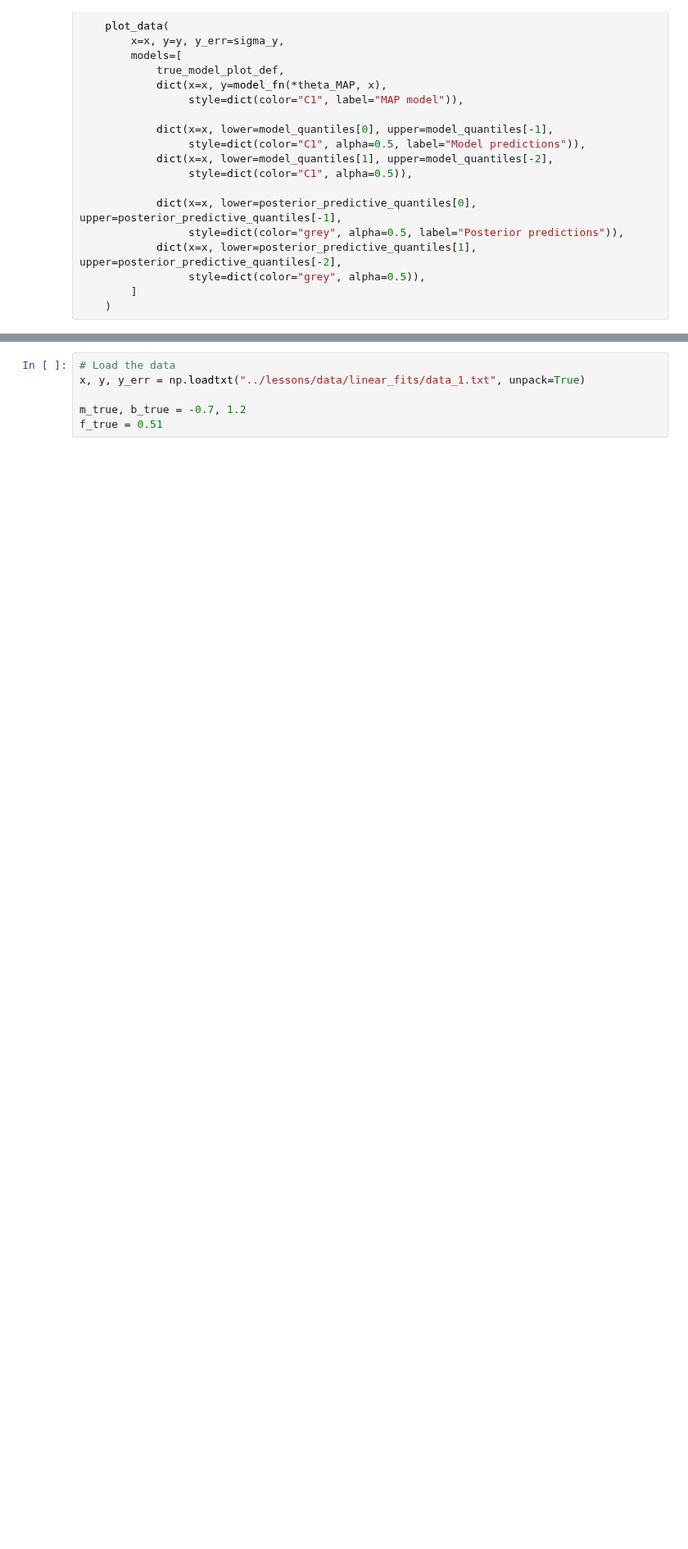
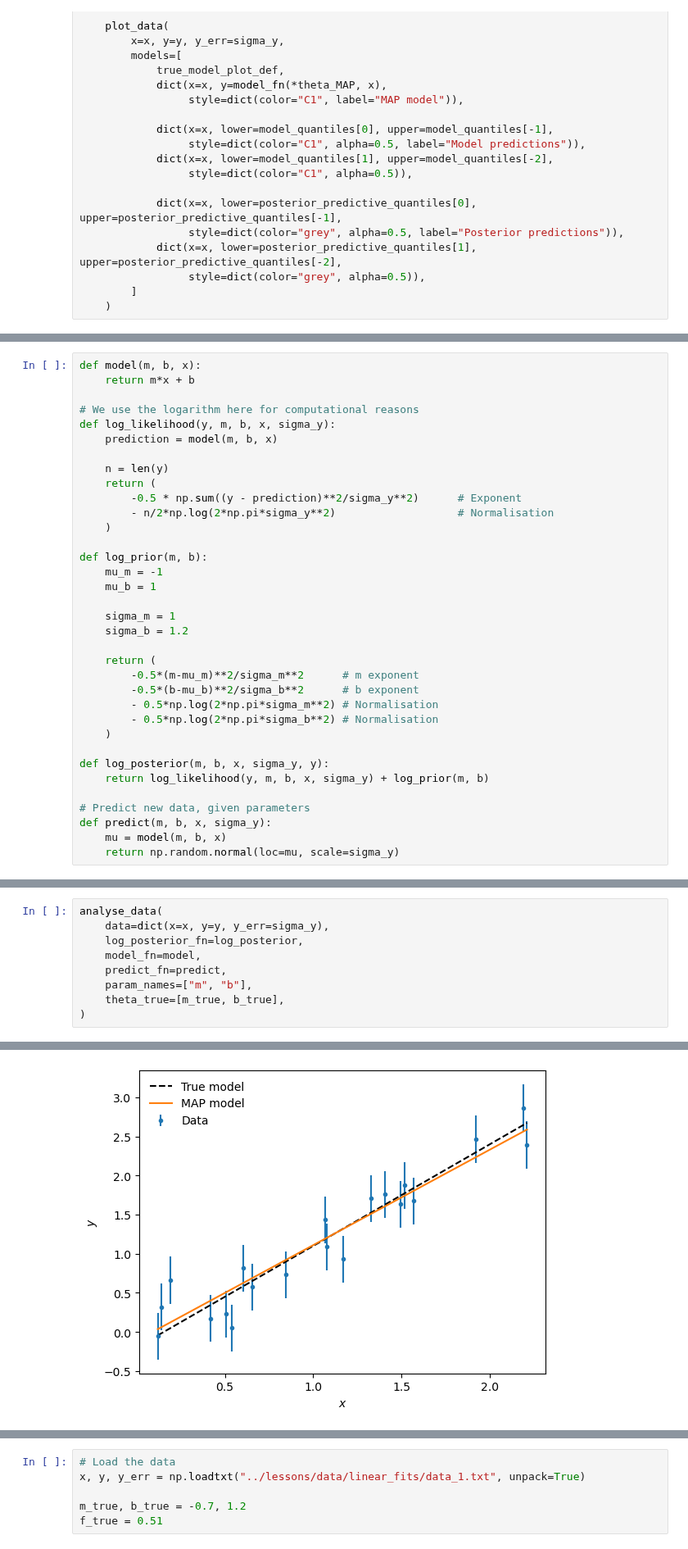
Before and after one commit to tilmantroester/bayesian_statistical_methods, a Jupyter notebook: exercise_solutions/linear_fits.ipynb, the cells around one changed output, grey strips where cells are left out. Shown at 82% size. Saved outputs shown, nothing was run; the diff lists cells and outputs as text; blank space fills up the shorter version.

```diff
--- a/exercise_solutions/linear_fits.ipynb
+++ b/exercise_solutions/linear_fits.ipynb
@@ -162,0 +176,35 @@ def analyse_data(data,
+# %%
+def model(m, b, x):
+    return m*x + b
+
+# We use the logarithm here for computational reasons
+def log_likelihood(y, m, b, x, sigma_y):
+    prediction = model(m, b, x)
+
+    n = len(y)
+    return (
+        -0.5 * np.sum((y - prediction)**2/sigma_y**2)      # Exponent
+        - n/2*np.log(2*np.pi*sigma_y**2)                   # Normalisation
+    )
+
+def log_prior(m, b):
+    mu_m = -1
+    mu_b = 1
+
+    sigma_m = 1
+    sigma_b = 1.2
+
+    return (
+        -0.5*(m-mu_m)**2/sigma_m**2      # m exponent
+        -0.5*(b-mu_b)**2/sigma_b**2      # b exponent
+        - 0.5*np.log(2*np.pi*sigma_m**2) # Normalisation
+        - 0.5*np.log(2*np.pi*sigma_b**2) # Normalisation
+    )
+
+def log_posterior(m, b, x, sigma_y, y):
+    return log_likelihood(y, m, b, x, sigma_y) + log_prior(m, b)
+
+# Predict new data, given parameters
+def predict(m, b, x, sigma_y):
+    mu = model(m, b, x)
+    return np.random.normal(loc=mu, scale=sigma_y)
@@ -162,0 +213,10 @@ def analyse_data(data,
+# %%
+analyse_data(
+    data=dict(x=x, y=y, y_err=sigma_y),
+    log_posterior_fn=log_posterior,
+    model_fn=model,
+    predict_fn=predict,
+    param_names=["m", "b"],
+    theta_true=[m_true, b_true],
+)
+# %% [output]
@@ -162,0 +232 @@ def analyse_data(data,
+[figure, added]
```
Also changed, not shown: parts of 9 cells of this notebook, 2 other files.
